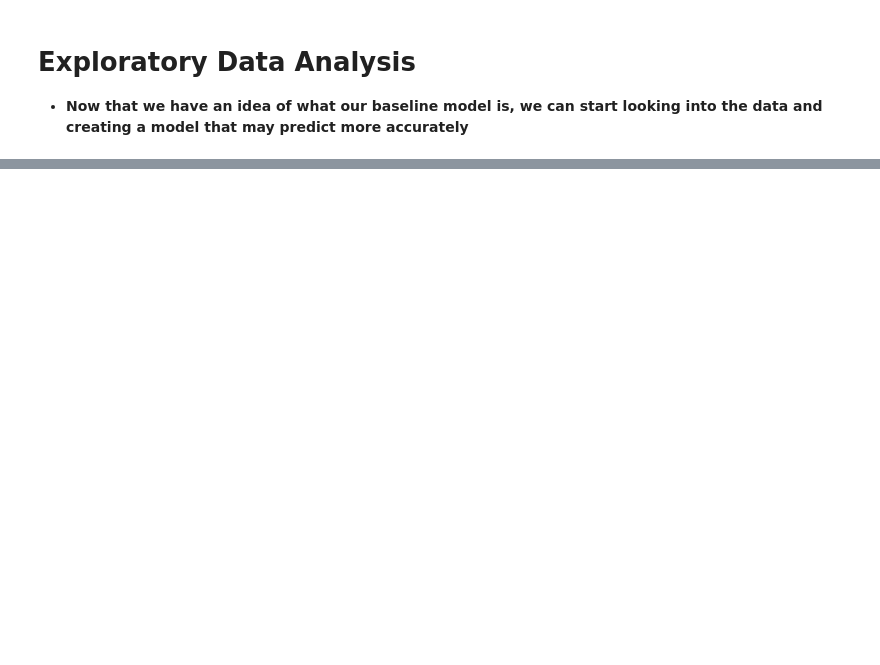
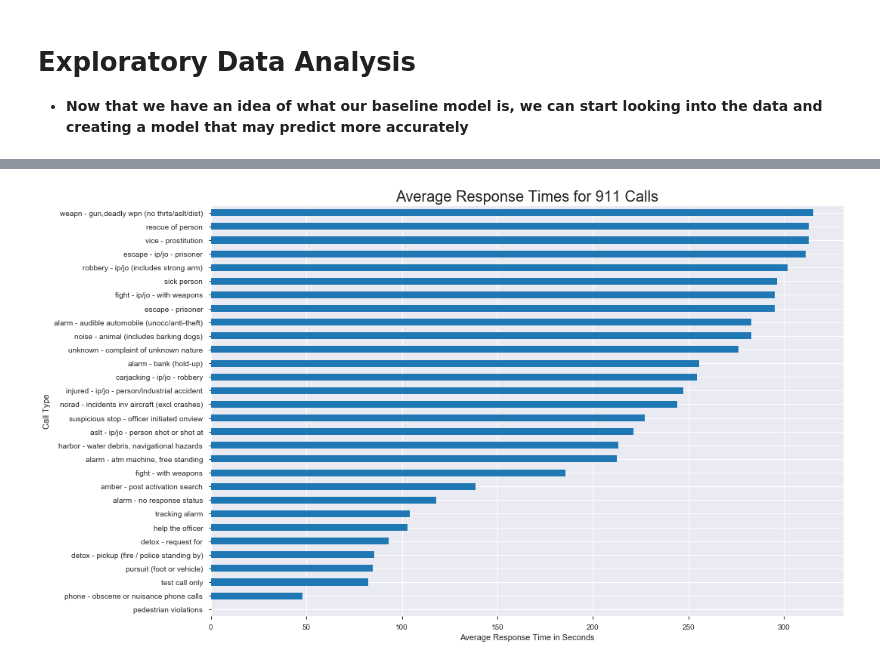
Before and after one commit to sam-cannon/Predicting-911-Calls-In-Seattle, a Jupyter notebook: Predicting 911 Response Times.ipynb, the cells around one changed output, grey strips where cells are left out. Cells and saved outputs as stored; diff of their text form; code cells hidden in the pictures; blank space fills up the shorter version.

```diff
--- a/Predicting 911 Response Times.ipynb
+++ b/Predicting 911 Response Times.ipynb
@@ -174,0 +203,7 @@ dtype: float64
+# %%
+df.groupby('initial_call_type').total_response_time.mean().sort_values().nsmallest(30).plot(kind = 'barh', figsize = (15, 10))
+plt.title('Average Response Times for 911 Calls', fontsize = 20)
+plt.xlabel('Average Response Time in Seconds')
+plt.ylabel('Call Type');
+# %% [output]
+[figure, added]
```
Also changed, not shown: parts of 12 cells of this notebook.
